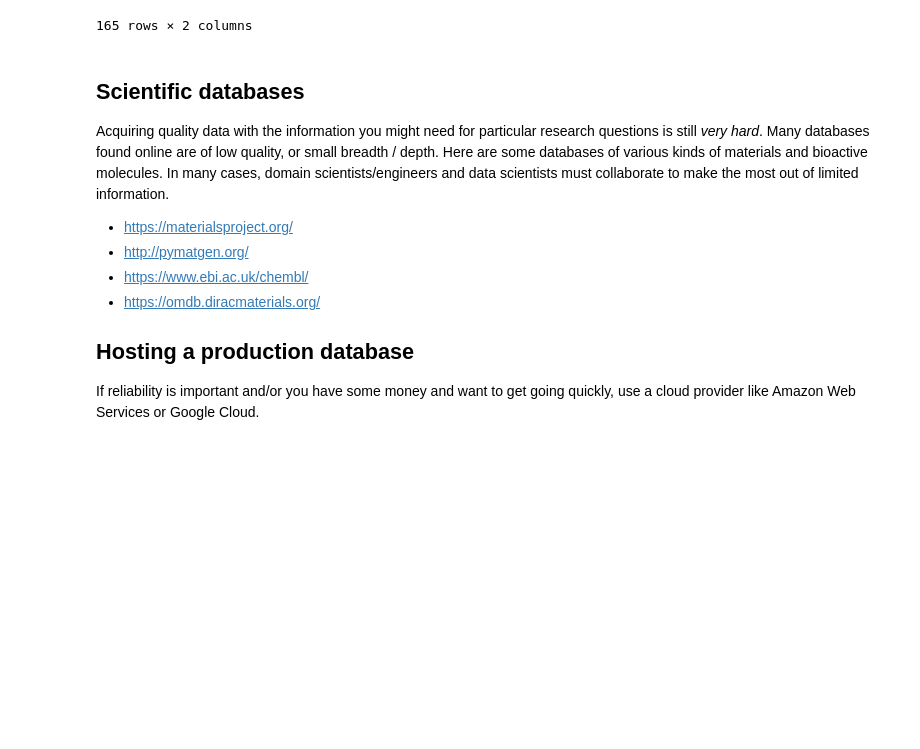
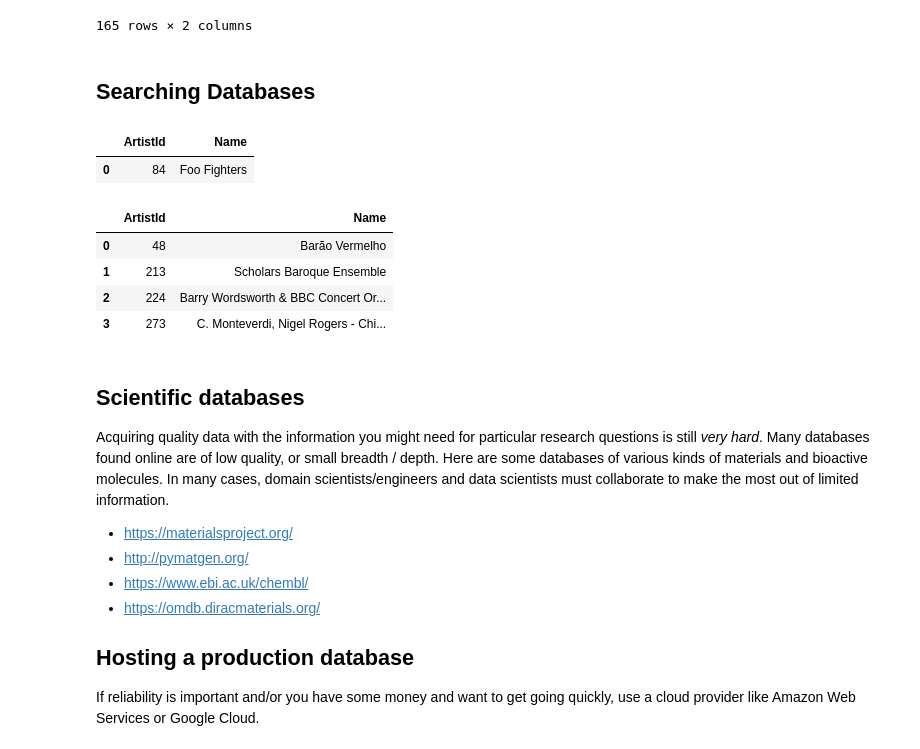
Before and after one commit to team-mayes/che_696, a Jupyter notebook: source/notebooks/lecture18_databases.ipynb, the cells around one changed output. Cells and saved outputs as stored; diff of their text form; code cells hidden in the pictures; blank space fills up the shorter version.

Commit message:
Added example of searching a database with LIKE.

```diff
--- a/source/notebooks/lecture18_databases.ipynb
+++ b/source/notebooks/lecture18_databases.ipynb
@@ -410,6 +410,19 @@ GROUP BY Artist.Name ORDER BY ArtistSales DESC
 | 163 | Yehudi Menuhin | 0.99 |
 | 164 | Yo-Yo Ma | 0.99 |
 165 rows × 2 columns
+# %% [markdown]
+## Searching Databases
+# %%
+show_results("""SELECT * FROM Artist WHERE Name LIKE (?)""", params=('%foo%',))
+show_results("""SELECT * FROM Artist WHERE Name LIKE (?)""", params=('%bar%',))
+# %% [output]
+|  | ArtistId | Name |
+| 0 | 84 | Foo Fighters |
+|  | ArtistId | Name |
+| 0 | 48 | Barão Vermelho |
+| 1 | 213 | Scholars Baroque Ensemble |
+| 2 | 224 | Barry Wordsworth & BBC Concert Or... |
+| 3 | 273 | C. Monteverdi, Nigel Rogers - Chi... |
 # %% [markdown]
 ## Scientific databases
 Acquiring quality data with the information you might need for particular research questions is still *very hard*. Many databases found online are of low quality, or small breadth / depth. Here are some databases of various kinds of materials and bioactive molecules. In many cases, domain scientists/engineers and data scientists must collaborate to make the most out of limited information.
```
Also changed, not shown: parts of 3 cells of this notebook.
